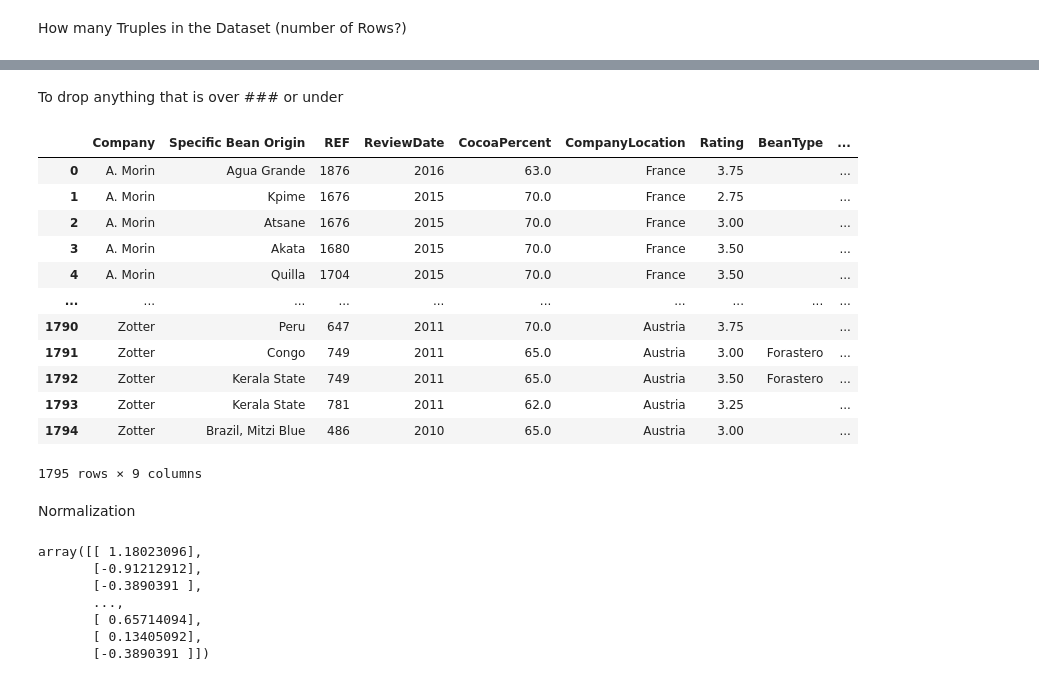
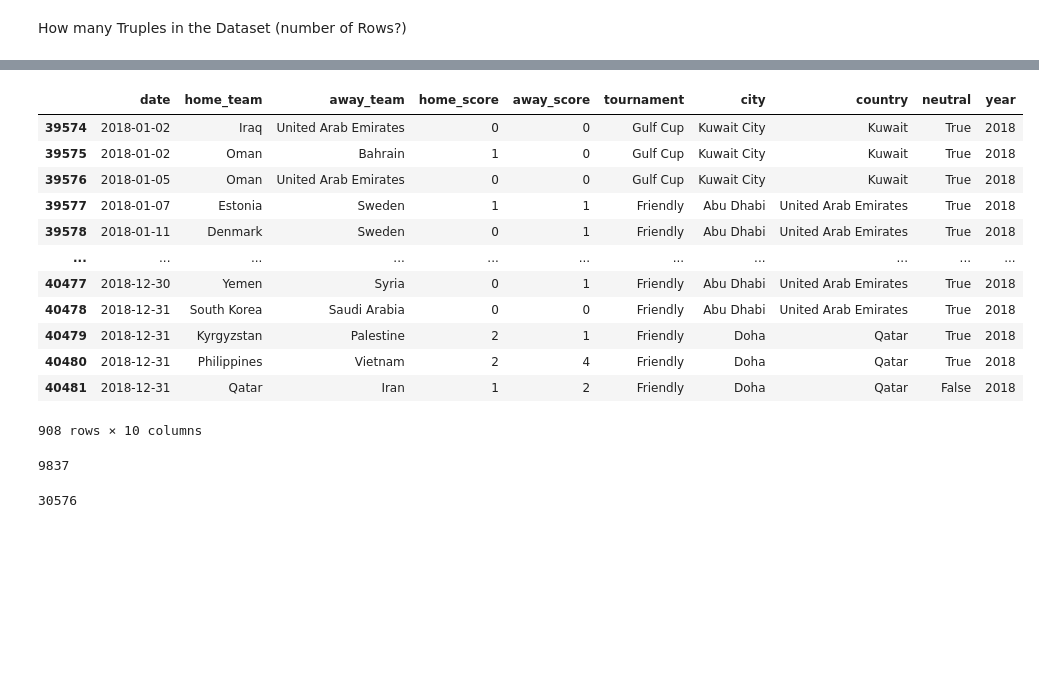
Before and after one commit to igornzaramba/Python-for-machine-learning-Class, a Jupyter notebook: Football.ipynb, the cells around one changed output, grey strips where cells are left out. Saved outputs shown, nothing was run; the diff lists cells and outputs as text; code cells hidden in the pictures; blank space fills up the shorter version.

```diff
--- a/Football.ipynb
+++ b/Football.ipynb
@@ -12,5 +19,0 @@ Index(['Company \n(Maker-if known)', 'Specific Bean Origin\nor Bar Name',
-# %%
-df.columns= ['Company', 'Specific Bean Origin',
-       'REF', 'ReviewDate', 'CocoaPercent', 'CompanyLocation', 'Rating',
-       'BeanType', 'Broad BeanOrigin']
-df
@@ -42,0 +49,3 @@ len(df.Company.unique())
+# %%
+df['date'] = pd.to_datetime(df['date'])
+df
@@ -120,3 +67,0 @@ Change the tyoe of values in % from strings to numrical values
-# %%
-df['CocoaPercent'] = df['CocoaPercent'].str.replace('%','').astype(float)
-df
@@ -163,37 +68,28 @@ df.describe()
-# %% [markdown]
-To drop anything that is over ### or under
-# %%
-df.drop(df[df.CocoaPercent >100 ].index, inplace=True)
-df
-# %% [output]
-|  | Company | Specific Bean Origin | REF | ReviewDate | CocoaPercent | CompanyLocation | Rating | BeanType | ... |
-| 0 | A. Morin | Agua Grande | 1876 | 2016 | 63.0 | France | 3.75 |  | ... |
-| 1 | A. Morin | Kpime | 1676 | 2015 | 70.0 | France | 2.75 |  | ... |
-| 2 | A. Morin | Atsane | 1676 | 2015 | 70.0 | France | 3.00 |  | ... |
-| 3 | A. Morin | Akata | 1680 | 2015 | 70.0 | France | 3.50 |  | ... |
-| 4 | A. Morin | Quilla | 1704 | 2015 | 70.0 | France | 3.50 |  | ... |
-| ... | ... | ... | ... | ... | ... | ... | ... | ... | ... |
-| 1790 | Zotter | Peru | 647 | 2011 | 70.0 | Austria | 3.75 |  | ... |
-| 1791 | Zotter | Congo | 749 | 2011 | 65.0 | Austria | 3.00 | Forastero | ... |
-| 1792 | Zotter | Kerala State | 749 | 2011 | 65.0 | Austria | 3.50 | Forastero | ... |
-| 1793 | Zotter | Kerala State | 781 | 2011 | 62.0 | Austria | 3.25 |  | ... |
-| 1794 | Zotter | Brazil, Mitzi Blue | 486 | 2010 | 65.0 | Austria | 3.00 |  | ... |
-1795 rows × 9 columns
-# %% [markdown]
-Normalization
-# %%
-from sklearn.preprocessing import StandardScaler
-scaler = StandardScaler()
-
-x = df.iloc[:, 6:7].values
-
-x_nomalized = scaler.fit_transform(x)
-x_nomalized
-# %% [output]
-array([[ 1.18023096],
-       [-0.91212912],
-       [-0.3890391 ],
-       ...,
-       [ 0.65714094],
-       [ 0.13405092],
-       [-0.3890391 ]])
+# %%
+df['year'] = df['date'].dt.year
+df[df['year'] == 2018]
+# %% [output]
+|  | date | home_team | away_team | home_score | away_score | tournament | city | country | neutral | year |
+| 39574 | 2018-01-02 | Iraq | United Arab Emirates | 0 | 0 | Gulf Cup | Kuwait City | Kuwait | True | 2018 |
+| 39575 | 2018-01-02 | Oman | Bahrain | 1 | 0 | Gulf Cup | Kuwait City | Kuwait | True | 2018 |
+| 39576 | 2018-01-05 | Oman | United Arab Emirates | 0 | 0 | Gulf Cup | Kuwait City | Kuwait | True | 2018 |
+| 39577 | 2018-01-07 | Estonia | Sweden | 1 | 1 | Friendly | Abu Dhabi | United Arab Emirates | True | 2018 |
+| 39578 | 2018-01-11 | Denmark | Sweden | 0 | 1 | Friendly | Abu Dhabi | United Arab Emirates | True | 2018 |
+| ... | ... | ... | ... | ... | ... | ... | ... | ... | ... | ... |
+| 40477 | 2018-12-30 | Yemen | Syria | 0 | 1 | Friendly | Abu Dhabi | United Arab Emirates | True | 2018 |
+| 40478 | 2018-12-31 | South Korea | Saudi Arabia | 0 | 0 | Friendly | Abu Dhabi | United Arab Emirates | True | 2018 |
+| 40479 | 2018-12-31 | Kyrgyzstan | Palestine | 2 | 1 | Friendly | Doha | Qatar | True | 2018 |
+| 40480 | 2018-12-31 | Philippines | Vietnam | 2 | 4 | Friendly | Doha | Qatar | True | 2018 |
+| 40481 | 2018-12-31 | Qatar | Iran | 1 | 2 | Friendly | Doha | Qatar | False | 2018 |
+908 rows × 10 columns
+# %%
+df.HomeTeam_score = df.home_score.values - df.away_score.values
+Draws = (df.HomeTeam_score==0).sum()
+Draws
+# %% [output]
+9837
+# %%
+wins = (df.HomeTeam_score>=0).sum()
+wins
+# %% [output]
+30576
```
Also changed, not shown: parts of 26 cells of this notebook.
